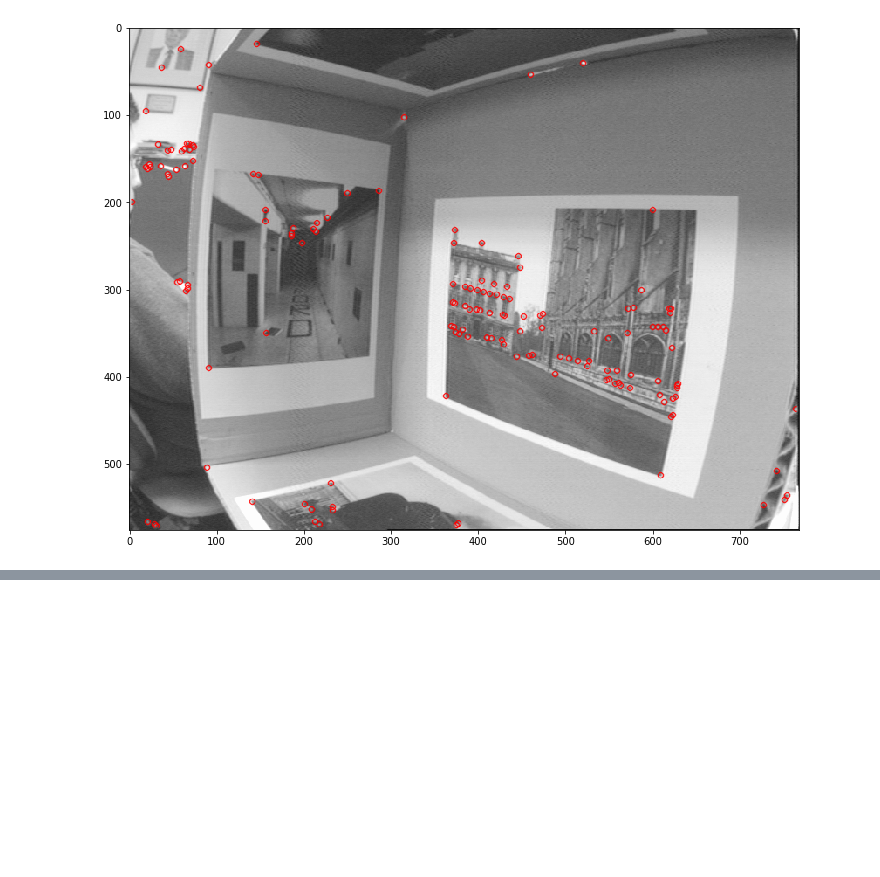
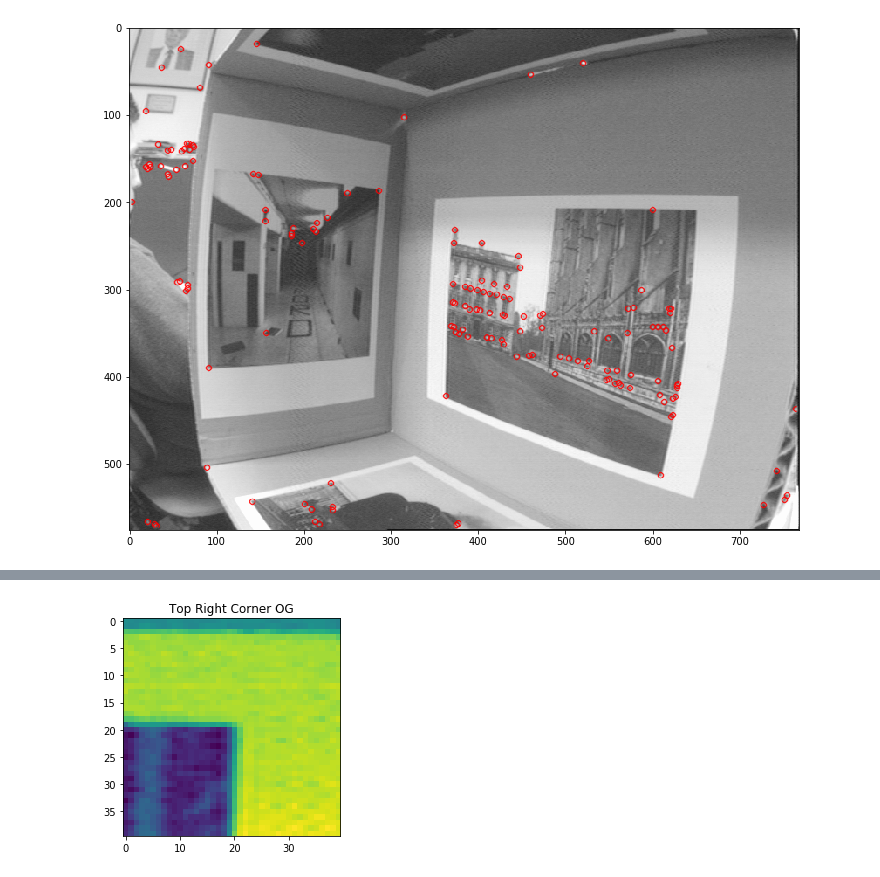
Before and after one commit to priyamtejaswin/c00lHaX, a Jupyter notebook: smarter_brief/orb_2011_deck.ipynb, the cells around one changed output, grey strips where cells are left out. Cells and saved outputs as stored; diff of their text form; code cells hidden in the pictures; blank space fills up the shorter version.

```diff
--- a/smarter_brief/orb_2011_deck.ipynb
+++ b/smarter_brief/orb_2011_deck.ipynb
@@ -239,0 +277,6 @@ plt.imshow(cv2.drawKeypoints(box, kps, None, color=(255, 0, 0)));
+# %%
+leftcorner = np.float32(box[190:230, 630:670])/255.0
+plt.imshow(leftcorner)
+plt.title("Top Right Corner OG");
+# %% [output]
+[figure, added]
```
Also changed, not shown: parts of 32 cells of this notebook, 7 other files.
